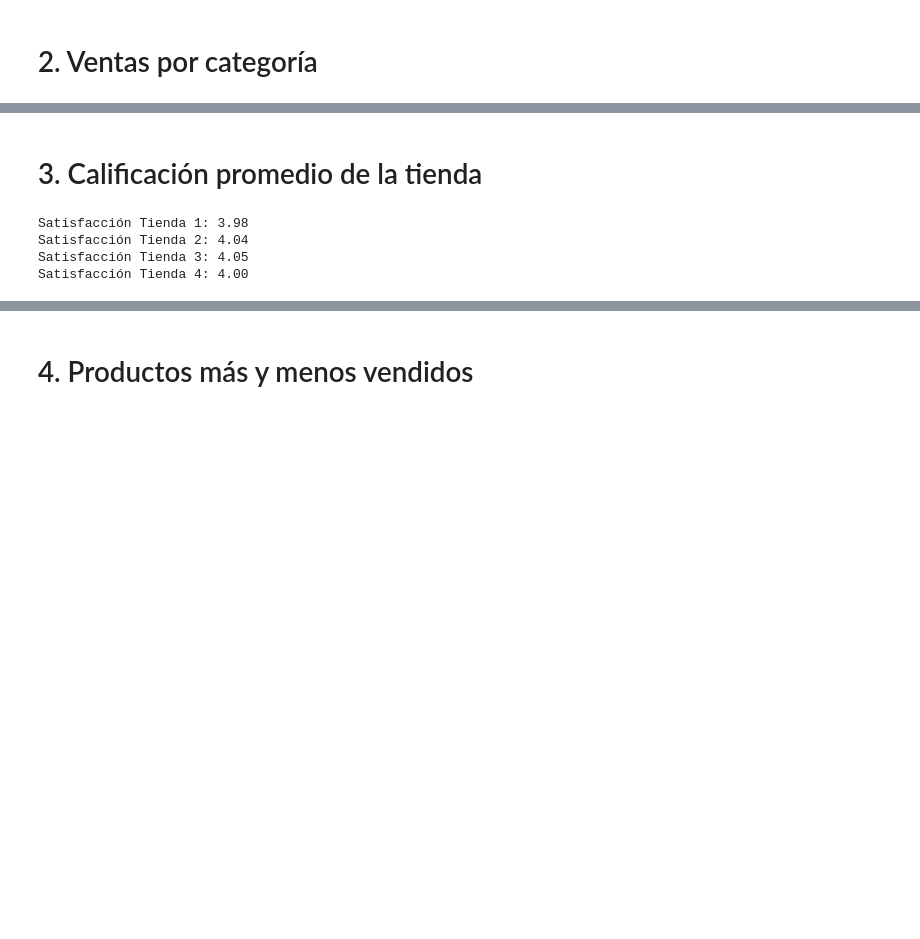
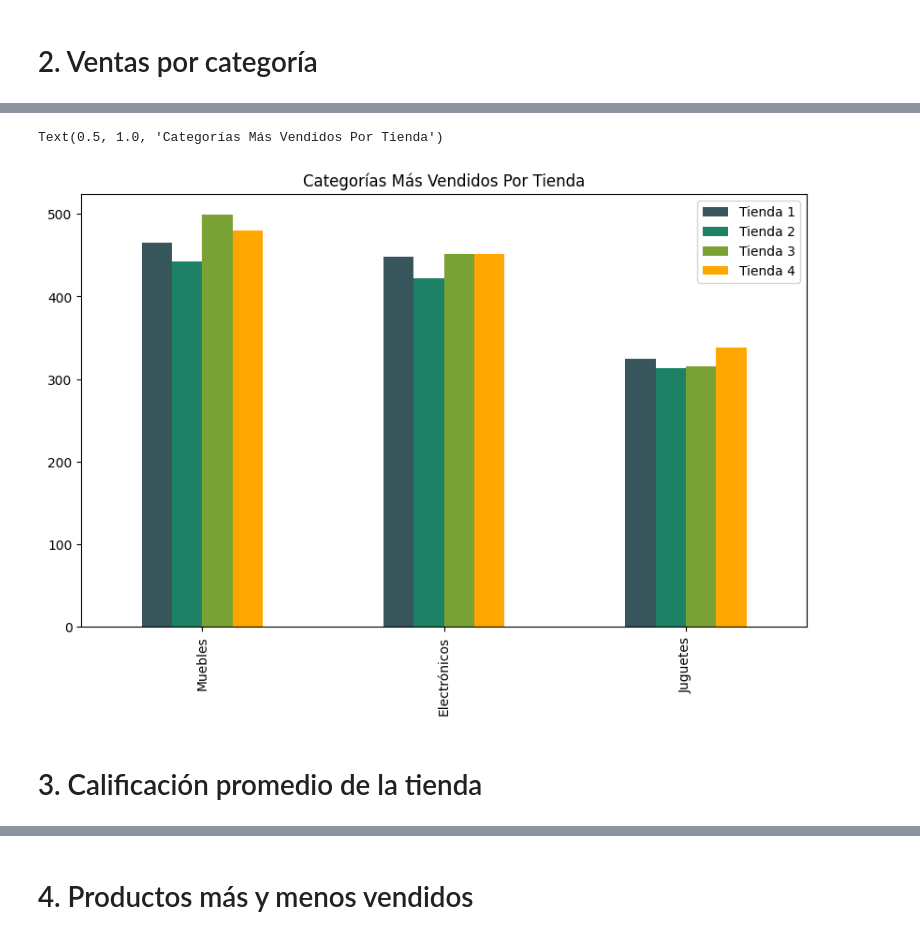
Before and after one commit to IsaiasRVH2/Challenge-Alura-Store, a Jupyter notebook: AluraStoreLatam.ipynb, the cells around one changed output, grey strips where cells are left out. Saved outputs shown, nothing was run; the diff lists cells and outputs as text; code cells hidden in the pictures; blank space fills up the shorter version.

```diff
--- a/AluraStoreLatam.ipynb
+++ b/AluraStoreLatam.ipynb
@@ -230,16 +202,21 @@ Name: count, dtype: int64
+# %%
+tienda1_menos_vendidos = tienda['Categoría del Producto'].value_counts().sort_values(ascending=False).to_dict()
+tienda2_menos_vendidos = tienda2['Categoría del Producto'].value_counts().sort_values(ascending=False).to_dict()
+tienda3_menos_vendidos = tienda3['Categoría del Producto'].value_counts().sort_values(ascending=False).to_dict()
+tienda4_menos_vendidos = tienda4['Categoría del Producto'].value_counts().sort_values(ascending=False).to_dict()
+
+mas_vendidos = pd.DataFrame({
+    'Tienda 1': tienda1_menos_vendidos,
+    'Tienda 2': tienda2_menos_vendidos,
+    'Tienda 3': tienda3_menos_vendidos,
+    'Tienda 4': tienda4_menos_vendidos
+})
+
+categorias_menos_vendidas = mas_vendidos.sum(axis=1).sort_values(ascending=False).index.tolist()[:3]
+mas_vendidos.loc[categorias_menos_vendidas].plot.bar(figsize=(10,6), color=colors)
+plt.title('Categorías Más Vendidos Por Tienda')
+# %% [output]
+Text(0.5, 1.0, 'Categorías Más Vendidos Por Tienda')
+[figure, added]
 # %% [markdown]
 # 3. Calificación promedio de la tienda
-# %%
-satisfacción_tienda = tienda['Calificación'].mean()
-satisfacción_tienda2 = tienda2['Calificación'].mean()
-satisfacción_tienda3 = tienda3['Calificación'].mean()
-satisfacción_tienda4 = tienda4['Calificación'].mean()
-print(f"Satisfacción Tienda 1: {satisfacción_tienda:.2f}")
-print(f"Satisfacción Tienda 2: {satisfacción_tienda2:.2f}")
-print(f"Satisfacción Tienda 3: {satisfacción_tienda3:.2f}")
-print(f"Satisfacción Tienda 4: {satisfacción_tienda4:.2f}")
-# %% [output]
-Satisfacción Tienda 1: 3.98
-Satisfacción Tienda 2: 4.04
-Satisfacción Tienda 3: 4.05
-Satisfacción Tienda 4: 4.00
```
Also changed, not shown: parts of 19 cells of this notebook.
